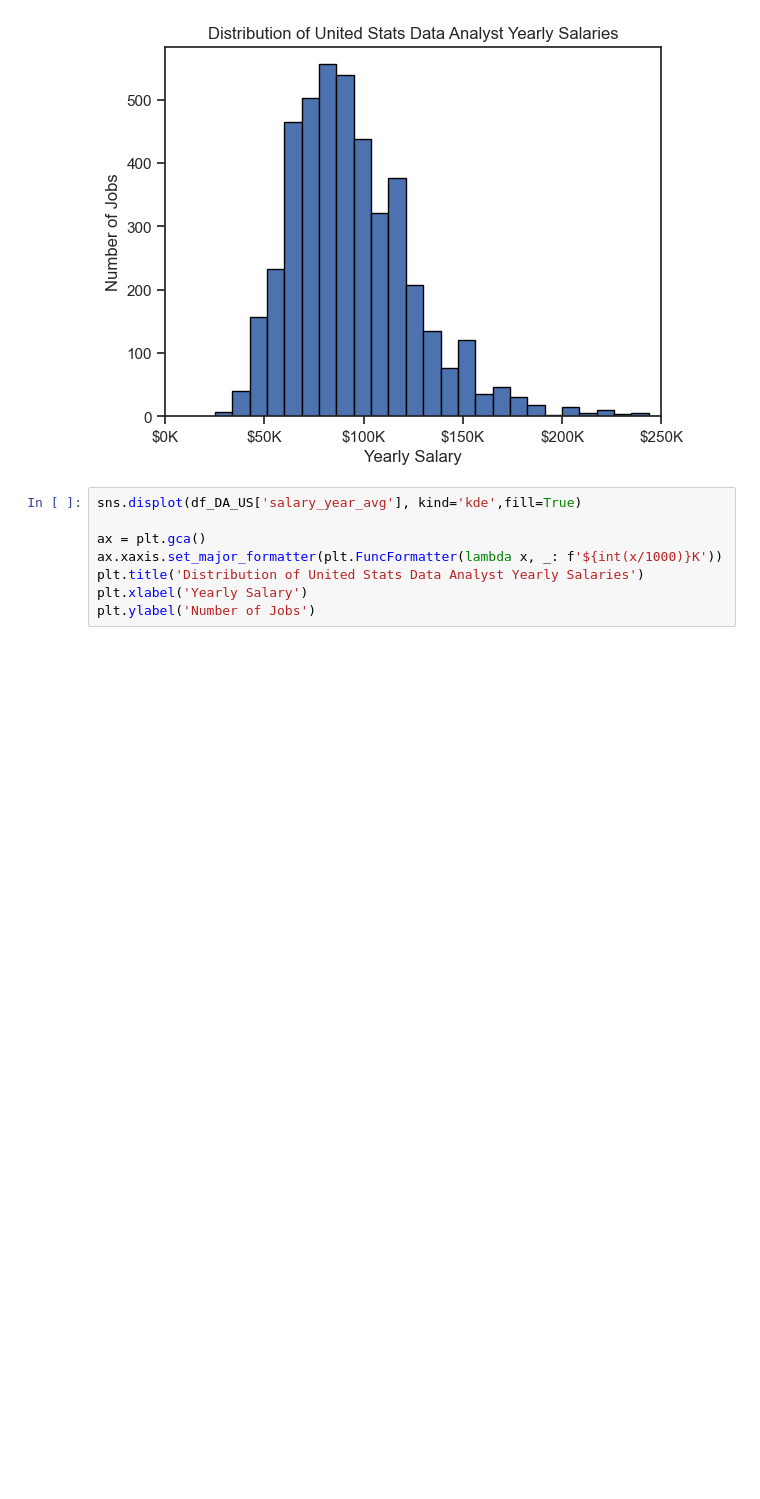
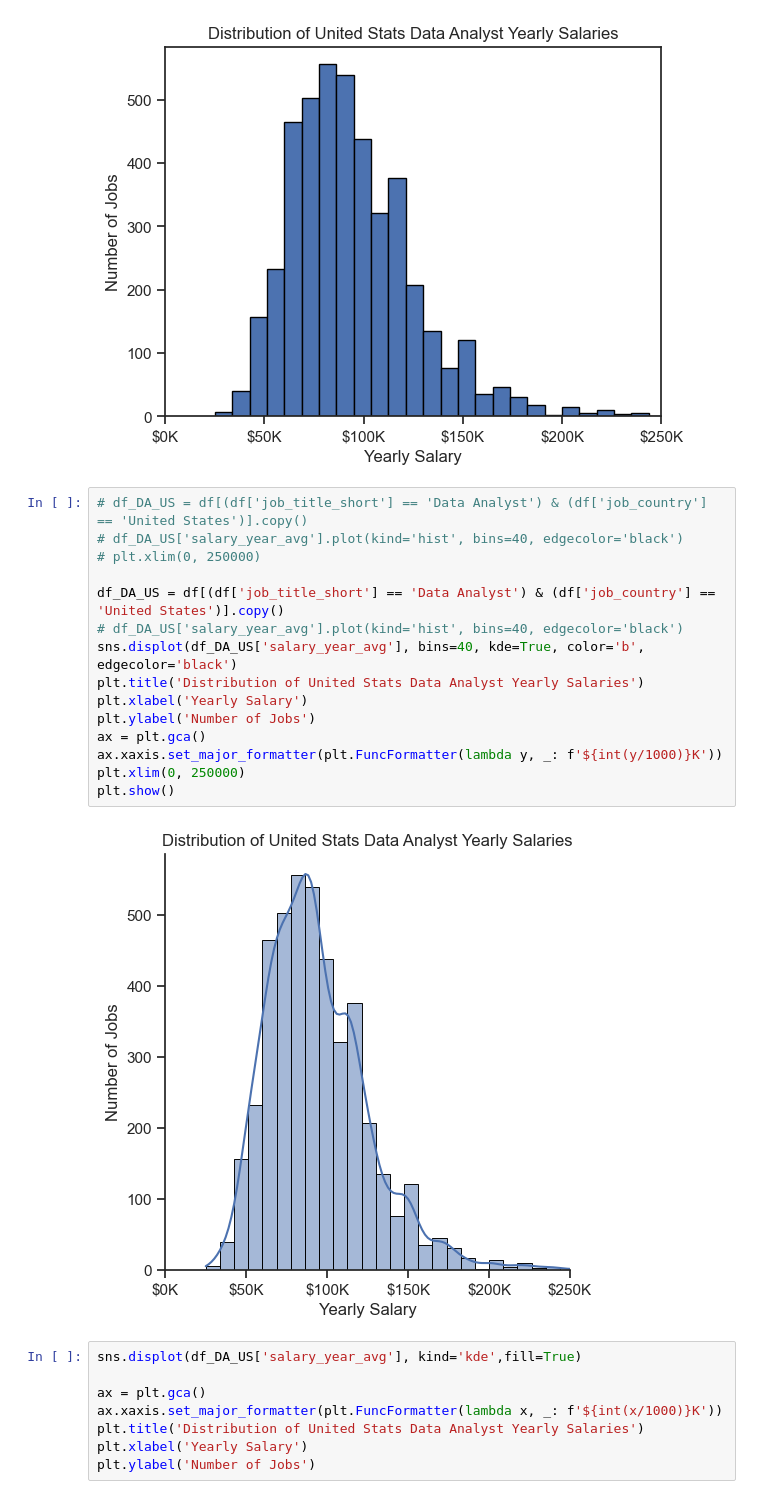
Before and after one commit to Cuishine/Python_Data_Project, a Jupyter notebook: 2_Advanced/20_Seaborn_intro.ipynb, the cells around one changed output. Cells and saved outputs as stored; diff of their text form; blank space fills up the shorter version.

```diff
--- a/2_Advanced/20_Seaborn_intro.ipynb
+++ b/2_Advanced/20_Seaborn_intro.ipynb
@@ -99,6 +126,23 @@ plt.ylabel('Number of Jobs')
 # %% [output]
 Text(0, 0.5, 'Number of Jobs')
 [figure]
+# %%
+# df_DA_US = df[(df['job_title_short'] == 'Data Analyst') & (df['job_country'] == 'United States')].copy()
+# df_DA_US['salary_year_avg'].plot(kind='hist', bins=40, edgecolor='black')
+# plt.xlim(0, 250000)
+
+df_DA_US = df[(df['job_title_short'] == 'Data Analyst') & (df['job_country'] == 'United States')].copy()
+# df_DA_US['salary_year_avg'].plot(kind='hist', bins=40, edgecolor='black')
+sns.displot(df_DA_US['salary_year_avg'], bins=40, kde=True, color='b', edgecolor='black')
+plt.title('Distribution of United Stats Data Analyst Yearly Salaries')
+plt.xlabel('Yearly Salary')
+plt.ylabel('Number of Jobs')
+ax = plt.gca()
+ax.xaxis.set_major_formatter(plt.FuncFormatter(lambda y, _: f'${int(y/1000)}K'))
+plt.xlim(0, 250000)
+plt.show()
+# %% [output]
+[figure, added]
 # %%
 sns.displot(df_DA_US['salary_year_avg'], kind='kde',fill=True)
 
```
Also changed, not shown: parts of 4 cells of this notebook.
